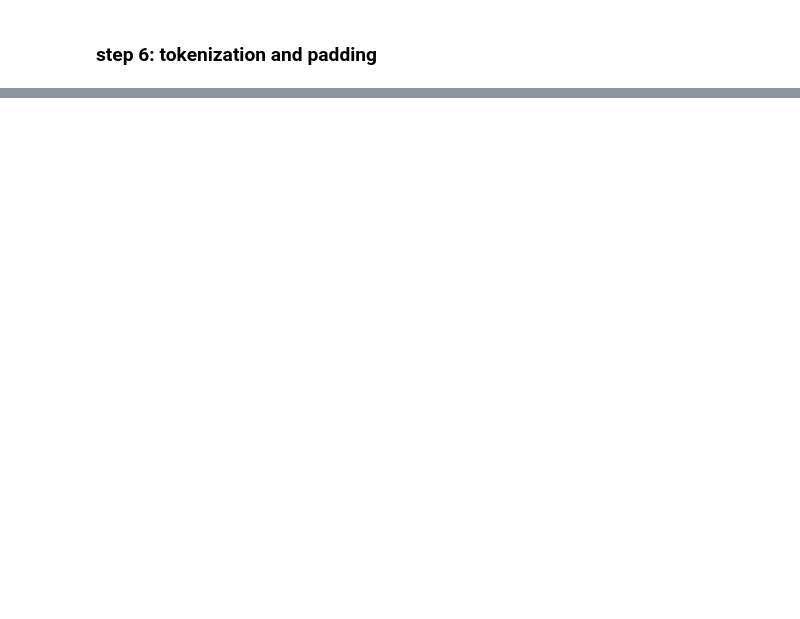
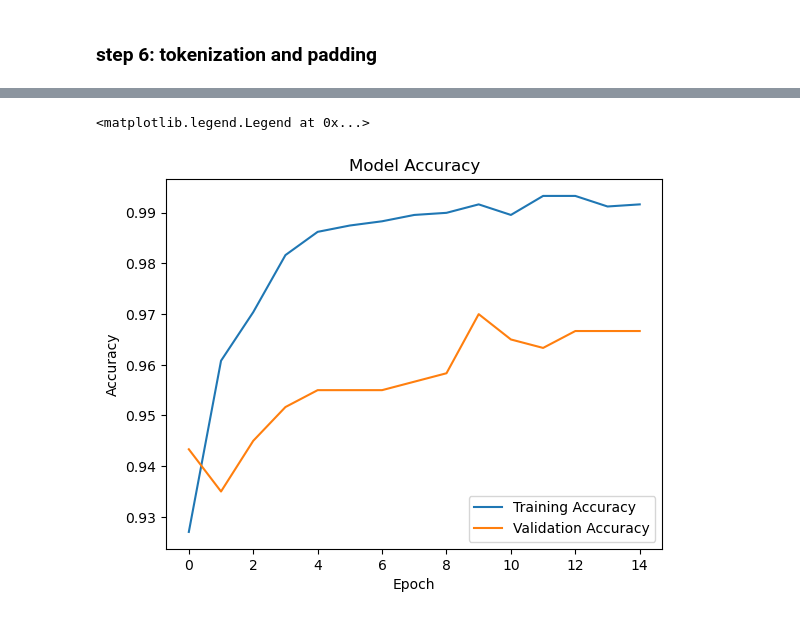
Before and after one commit to bihongru/machine-learning-exercises, a Jupyter notebook: 01_Detecting Spam Emails.ipynb, the cells around one changed output, grey strips where cells are left out. Cells and saved outputs as stored; diff of their text form; code cells hidden in the pictures; blank space fills up the shorter version.

```diff
--- a/01_Detecting Spam Emails.ipynb
+++ b/01_Detecting Spam Emails.ipynb
@@ -179,0 +207,6 @@ tokenizer = get_tokenizer()
+# %%
+model.compile(
+    loss=tf.keras.losses.BinaryCrossentropy(from_logits=True),
+    optimizer='adam',
+    metrics=['accuracy']
+)
@@ -179,0 +235,12 @@ tokenizer = get_tokenizer()
+# %%
+es = EarlyStopping(patience=5, monitor='val_accuracy', restore_best_weights=True)
+# %%
+lr = ReduceLROnPlateau(patience=2, monitor='val_loss', factor=0.5, verbose=0)
+# %%
+history = model.fit(
+    train_sequences, train_Y,
+    validation_data=(test_sequences, test_Y),
+    epochs=20,
+    batch_size=32,
+    callbacks=[lr, es]
+)
@@ -179,0 +281,10 @@ tokenizer = get_tokenizer()
+# %%
+plt.plot(history.history['accuracy'], label='Training Accuracy')
+plt.plot(history.history['val_accuracy'], label='Validation Accuracy')
+plt.title('Model Accuracy')
+plt.ylabel('Accuracy')
+plt.xlabel('Epoch')
+plt.legend()
+# %% [output]
+<matplotlib.legend.Legend at 0x...>
+[figure, added]
```
Also changed, not shown: parts of 29 cells of this notebook.
